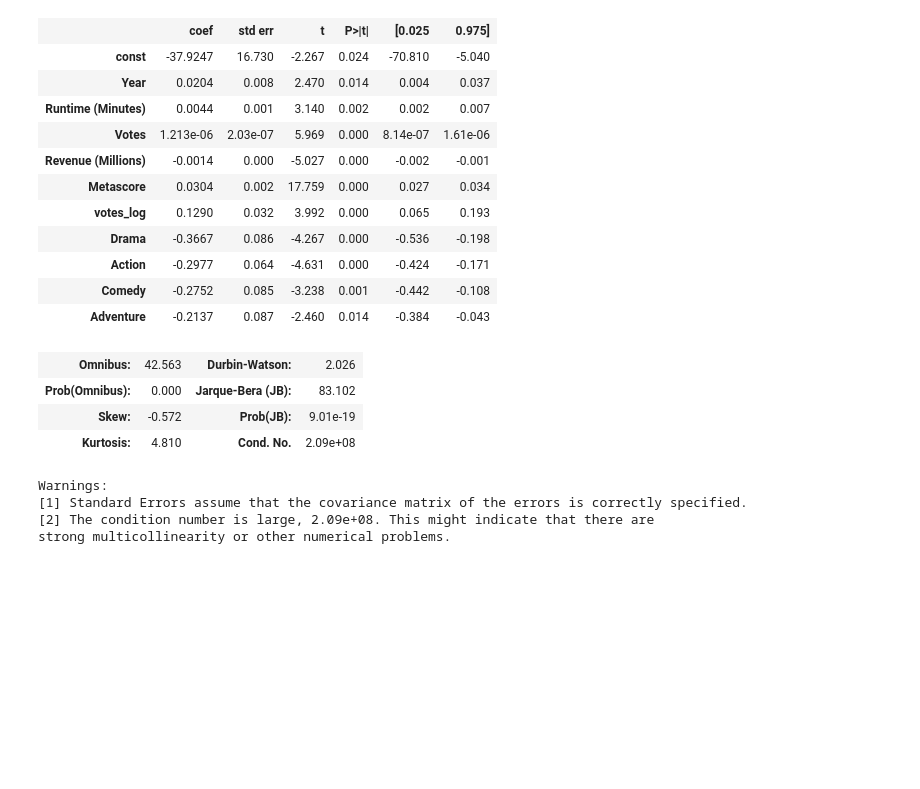
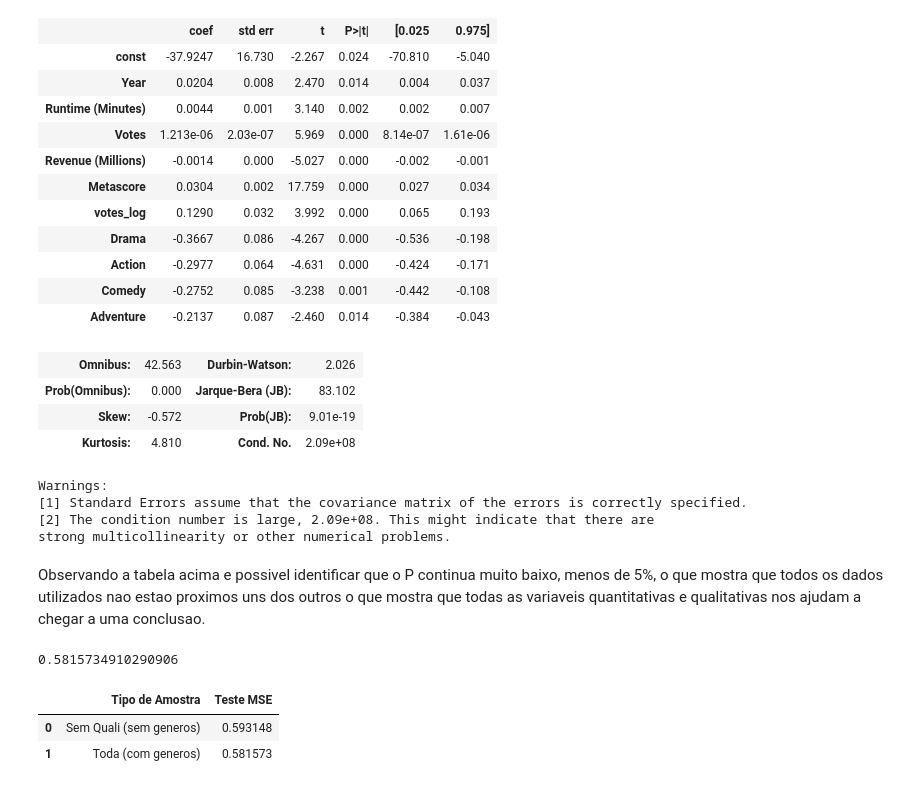
Before and after one commit to lfcarrete/CD_Projeto_3, a Jupyter notebook: Projeto 3.ipynb, the cells around one changed output. Drawn from its saved outputs; the diff is of its cells as text; code cells hidden in the pictures; blank space fills up the shorter version.

```diff
--- a/Projeto 3.ipynb
+++ b/Projeto 3.ipynb
@@ -271,11 +275,28 @@ Warnings:
 [1] Standard Errors assume that the covariance matrix of the errors is correctly specified.
 [2] The condition number is large, 2.09e+08. This might indicate that there are
 strong multicollinearity or other numerical problems.
+# %% [markdown]
+Observando a tabela acima e possivel identificar que o P continua muito baixo, menos de 5%, o que mostra que todos os dados utilizados nao estao proximos uns dos outros o que mostra que todas as variaveis quantitativas e qualitativas nos ajudam a chegar a uma conclusao.
 # %%
 teste_var_quali = sm.add_constant(X_test_2)
 
 teste_quali = results2.predict(teste_var_quali)
 
-quant_qualidade = (mean_squared_error(y_test_2,teste_quali))**(1/2)
-
+quali_qualidade = (mean_squared_error(y_test_2,teste_quali))**(1/2)
+#Aqui fazemos novamente uma analise onde veemos a qualidade de nosso modelo onde calculamos a diferenca entre o valor
+#real e o valor previsto
 quali_qualidade
+# %% [output]
+0.5815734910290906
+# %%
+#Criamos uma tabela para ver mais facilmente o resultado das diferentes amostras.
+
+dic = {"Tipo de Amostra":["Sem Quali (sem generos)", "Toda (com generos)"],
+      "Teste MSE":[quant_qualidade,quali_qualidade]}
+
+qualidade = pd.DataFrame(dic)
+qualidade
+# %% [output]
+|  | Tipo de Amostra | Teste MSE |
+| 0 | Sem Quali (sem generos) | 0.593148 |
+| 1 | Toda (com generos) | 0.581573 |
```
Also changed, not shown: parts of 3 cells of this notebook.
